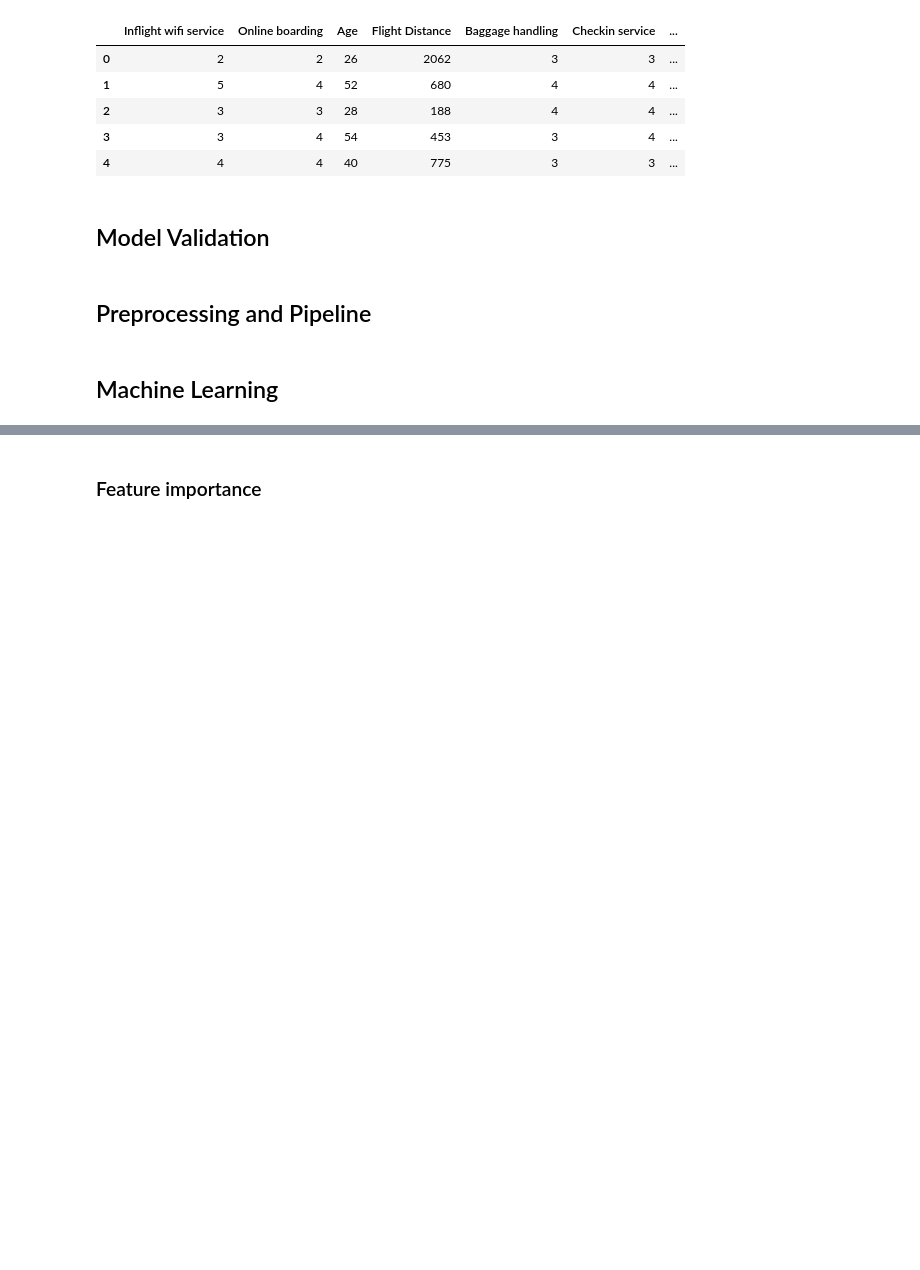
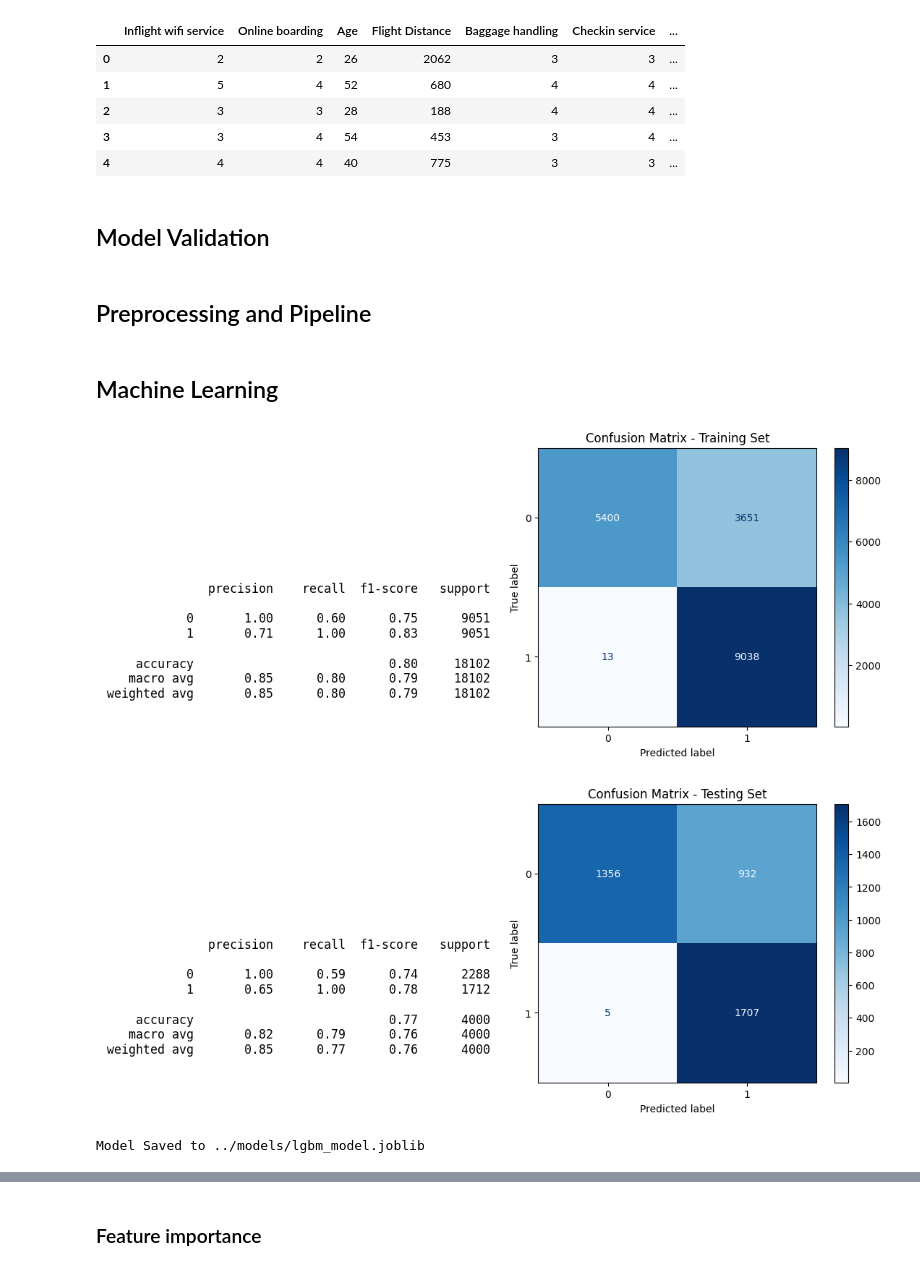
Before and after one commit to shintaronakamura28/airline_customer_satisfaction, a Jupyter notebook: notebooks/app-ml.ipynb, the cells around one changed output, grey strips where cells are left out. Cells and saved outputs as stored; diff of their text form; code cells hidden in the pictures; blank space fills up the shorter version.

Commit message:
finished ml modeling and saved the trained models

```diff
--- a/notebooks/app-ml.ipynb
+++ b/notebooks/app-ml.ipynb
@@ -57,5 +57,34 @@ X_train,  X_test, y_train, y_test = train_test_split(X, y, test_size=0.2, random
 from src.preprocessing_pipeline import create_preprocessing_pipeline
 
 preprocessor = create_preprocessing_pipeline()
+# %%
+from src.data_preprocessing import preprocess_and_rebalance_data
+
+X_train_balanced, X_test_transformed, y_train_balanced = preprocess_and_rebalance_data(preprocessor, X_train, X_test, y_train)
+
+#convert the preproessed data back into a dataframe
+
+X_train_balanced_df = pd.DataFrame(X_train_balanced)
+X_test_transformed_df = pd.DataFrame(X_test_transformed)
 # %% [markdown]
 ## Machine Learning
+# %%
+import lightgbm as lgb
+from src.train_predict import train_and_predict_model
+
+lgbm_model = lgb.LGBMClassifier(random_state=42, verbose=-1)
+
+# Train the model on the preprocessed data and predict the target variable for the test set
+train_preds, test_preds = train_and_predict_model(X_train_balanced_df, y_train_balanced, X_test_transformed_df, preprocessor, lgbm_model)
+# %%
+from src.evaluate_model import evaluate_models, save_model
+
+train_report, test_report = evaluate_models(lgbm_model, X_train_balanced_df, y_train_balanced, X_test_transformed_df, y_test)
+
+#save the trained model to the models folder
+model_path = '../models/lgbm_model.joblib'
+save_model(lgbm_model, model_path)
+# %% [output]
+[figure, added]
+[figure, added]
+Model Saved to ../models/lgbm_model.joblib
```
Also changed, not shown: parts of 2 cells of this notebook, 2 other files.
